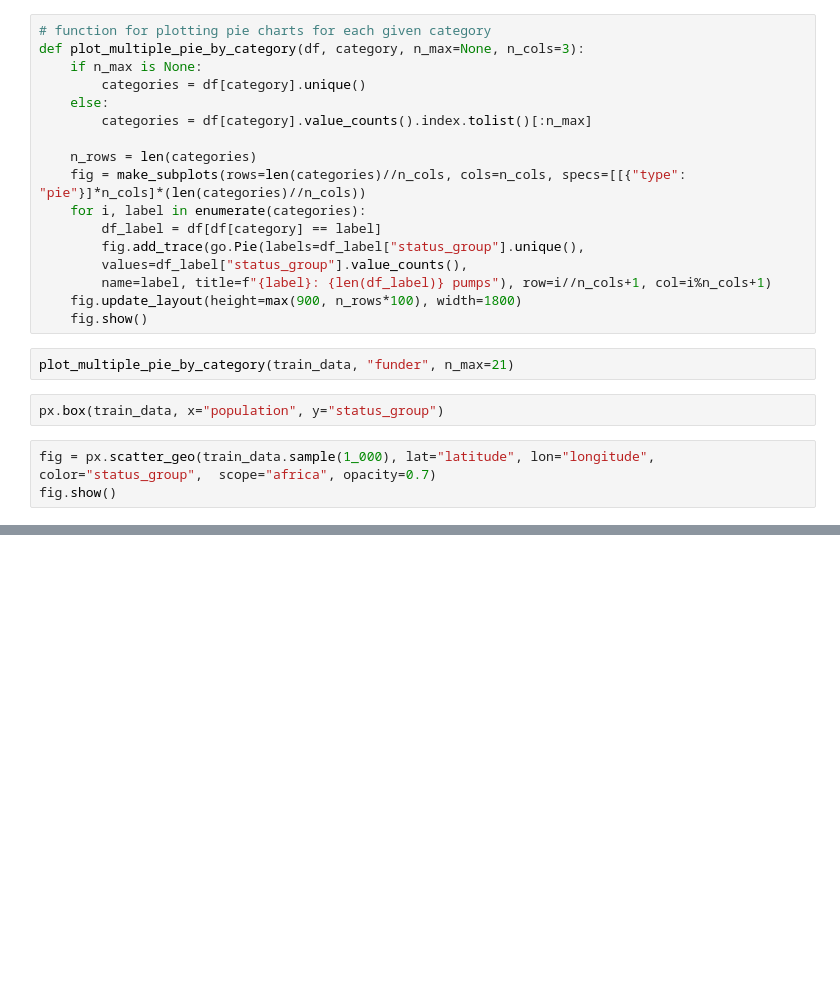
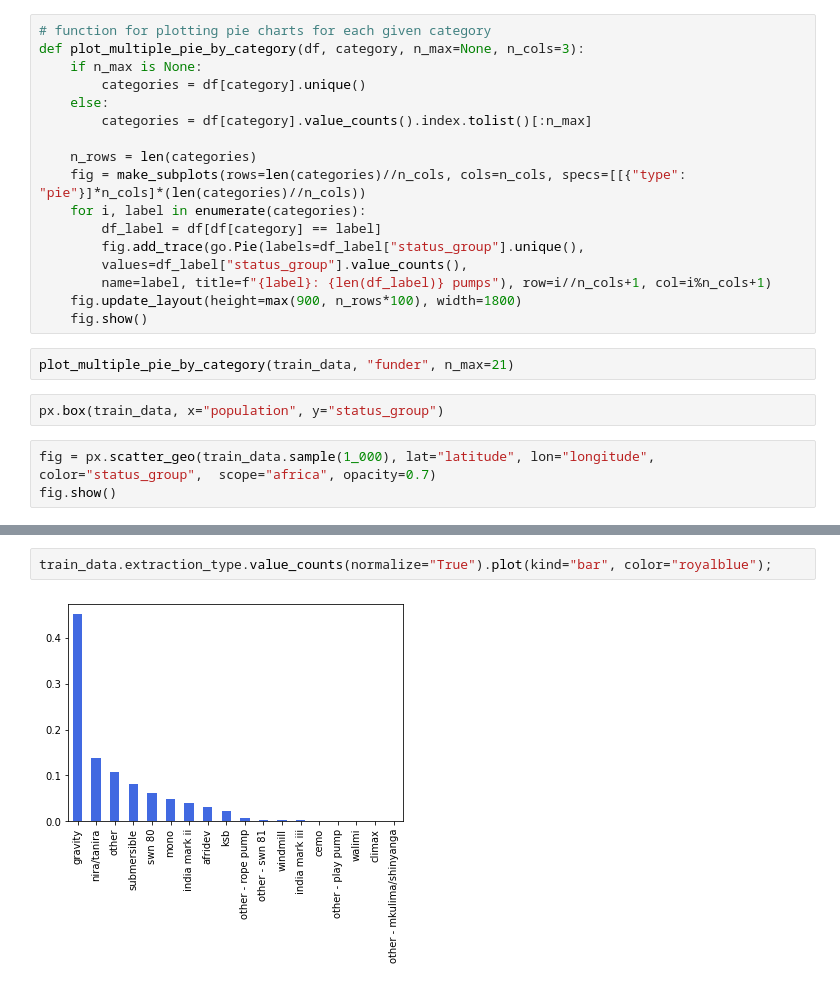
Before and after one commit to finitearth/DataExploration, a Jupyter notebook: luisa.ipynb, the cells around one changed output, grey strips where cells are left out. Cells and saved outputs as stored; diff of their text form; blank space fills up the shorter version.

```diff
--- a/luisa.ipynb
+++ b/luisa.ipynb
@@ -204,0 +284,4 @@ fig.show()
+# %%
+train_data.extraction_type.value_counts(normalize="True").plot(kind="bar", color="royalblue");
+# %% [output]
+[figure, added]
```
Also changed, not shown: parts of 75 cells of this notebook.
